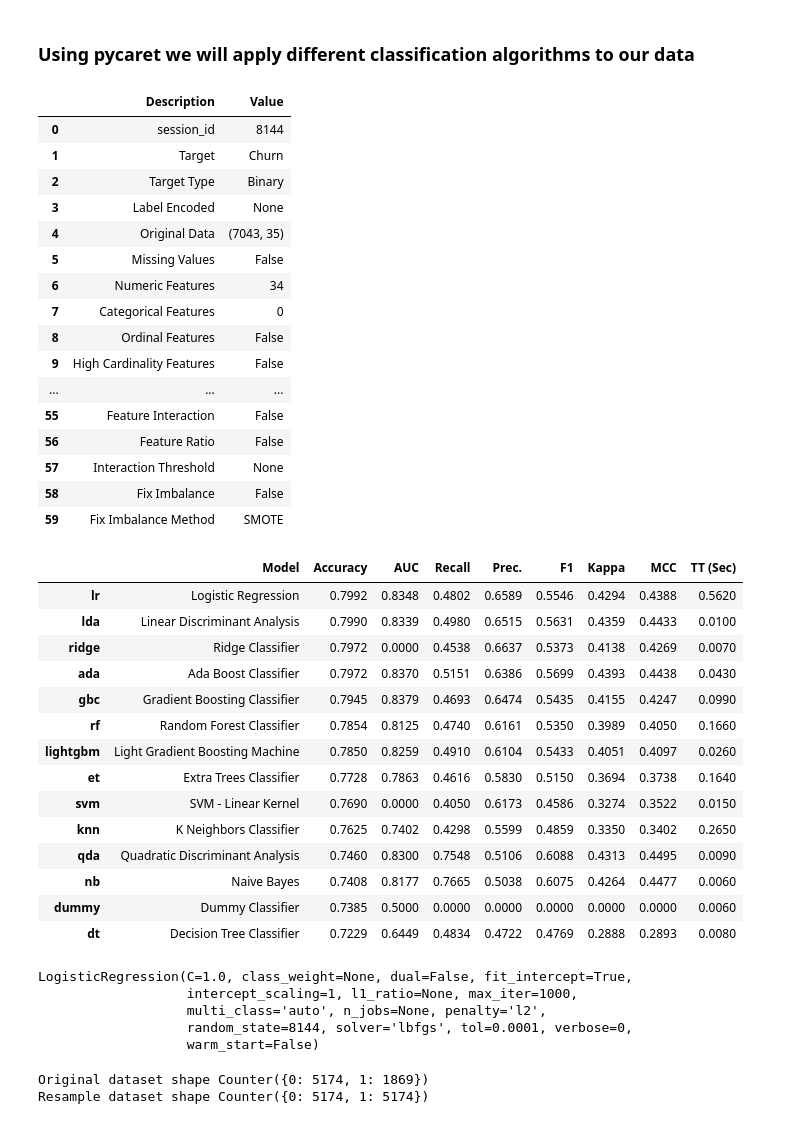
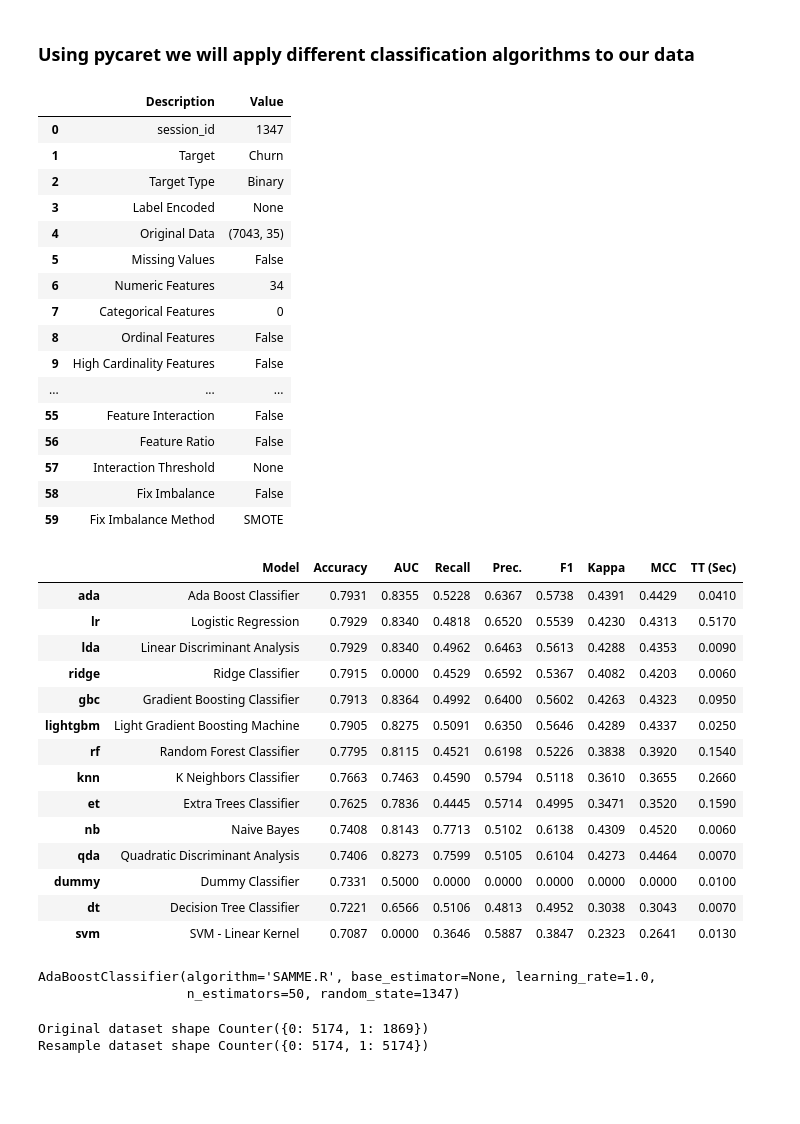
Before and after one commit to ParisRohan/Customer_Churn_Analysis_Prediction, a Jupyter notebook: rp_customer_churn.ipynb, the cells around one changed output. Cells and saved outputs as stored; diff of their text form; code cells hidden in the pictures; blank space fills up the shorter version.

```diff
--- a/rp_customer_churn.ipynb
+++ b/rp_customer_churn.ipynb
@@ -289,10 +289,10 @@ df_data_model.head()
 # %% [markdown]
 ### Using pycaret we will apply different classification algorithms to our data
 # %%
-#clf = setup(data=df_data_model,target='Churn')
+clf = setup(data=df_data_model,target='Churn')
 # %% [output]
 |  | Description | Value |
-| 0 | session_id | 8144 |
+| 0 | session_id | 1347 |
 | 1 | Target | Churn |
 | 2 | Target Type | Binary |
 | 3 | Label Encoded | None |
@@ -309,31 +309,28 @@ df_data_model.head()
 | 58 | Fix Imbalance | False |
 | 59 | Fix Imbalance Method | SMOTE |
 # %%
-#best = compare_models()
+best = compare_models()
 # %% [output]
 |  | Model | Accuracy | AUC | Recall | Prec. | F1 | Kappa | MCC | TT (Sec) |
-| lr | Logistic Regression | 0.7992 | 0.8348 | 0.4802 | 0.6589 | 0.5546 | 0.4294 | 0.4388 | 0.5620 |
-| lda | Linear Discriminant Analysis | 0.7990 | 0.8339 | 0.4980 | 0.6515 | 0.5631 | 0.4359 | 0.4433 | 0.0100 |
-| ridge | Ridge Classifier | 0.7972 | 0.0000 | 0.4538 | 0.6637 | 0.5373 | 0.4138 | 0.4269 | 0.0070 |
-| ada | Ada Boost Classifier | 0.7972 | 0.8370 | 0.5151 | 0.6386 | 0.5699 | 0.4393 | 0.4438 | 0.0430 |
-| gbc | Gradient Boosting Classifier | 0.7945 | 0.8379 | 0.4693 | 0.6474 | 0.5435 | 0.4155 | 0.4247 | 0.0990 |
-| rf | Random Forest Classifier | 0.7854 | 0.8125 | 0.4740 | 0.6161 | 0.5350 | 0.3989 | 0.4050 | 0.1660 |
-| lightgbm | Light Gradient Boosting Machine | 0.7850 | 0.8259 | 0.4910 | 0.6104 | 0.5433 | 0.4051 | 0.4097 | 0.0260 |
-| et | Extra Trees Classifier | 0.7728 | 0.7863 | 0.4616 | 0.5830 | 0.5150 | 0.3694 | 0.3738 | 0.1640 |
-| svm | SVM - Linear Kernel | 0.7690 | 0.0000 | 0.4050 | 0.6173 | 0.4586 | 0.3274 | 0.3522 | 0.0150 |
-| knn | K Neighbors Classifier | 0.7625 | 0.7402 | 0.4298 | 0.5599 | 0.4859 | 0.3350 | 0.3402 | 0.2650 |
-| qda | Quadratic Discriminant Analysis | 0.7460 | 0.8300 | 0.7548 | 0.5106 | 0.6088 | 0.4313 | 0.4495 | 0.0090 |
-| nb | Naive Bayes | 0.7408 | 0.8177 | 0.7665 | 0.5038 | 0.6075 | 0.4264 | 0.4477 | 0.0060 |
-| dummy | Dummy Classifier | 0.7385 | 0.5000 | 0.0000 | 0.0000 | 0.0000 | 0.0000 | 0.0000 | 0.0060 |
-| dt | Decision Tree Classifier | 0.7229 | 0.6449 | 0.4834 | 0.4722 | 0.4769 | 0.2888 | 0.2893 | 0.0080 |
+| ada | Ada Boost Classifier | 0.7931 | 0.8355 | 0.5228 | 0.6367 | 0.5738 | 0.4391 | 0.4429 | 0.0410 |
+| lr | Logistic Regression | 0.7929 | 0.8340 | 0.4818 | 0.6520 | 0.5539 | 0.4230 | 0.4313 | 0.5170 |
+| lda | Linear Discriminant Analysis | 0.7929 | 0.8340 | 0.4962 | 0.6463 | 0.5613 | 0.4288 | 0.4353 | 0.0090 |
+| ridge | Ridge Classifier | 0.7915 | 0.0000 | 0.4529 | 0.6592 | 0.5367 | 0.4082 | 0.4203 | 0.0060 |
+| gbc | Gradient Boosting Classifier | 0.7913 | 0.8364 | 0.4992 | 0.6400 | 0.5602 | 0.4263 | 0.4323 | 0.0950 |
+| lightgbm | Light Gradient Boosting Machine | 0.7905 | 0.8275 | 0.5091 | 0.6350 | 0.5646 | 0.4289 | 0.4337 | 0.0250 |
+| rf | Random Forest Classifier | 0.7795 | 0.8115 | 0.4521 | 0.6198 | 0.5226 | 0.3838 | 0.3920 | 0.1540 |
+| knn | K Neighbors Classifier | 0.7663 | 0.7463 | 0.4590 | 0.5794 | 0.5118 | 0.3610 | 0.3655 | 0.2660 |
+| et | Extra Trees Classifier | 0.7625 | 0.7836 | 0.4445 | 0.5714 | 0.4995 | 0.3471 | 0.3520 | 0.1590 |
+| nb | Naive Bayes | 0.7408 | 0.8143 | 0.7713 | 0.5102 | 0.6138 | 0.4309 | 0.4520 | 0.0060 |
+| qda | Quadratic Discriminant Analysis | 0.7406 | 0.8273 | 0.7599 | 0.5105 | 0.6104 | 0.4273 | 0.4464 | 0.0070 |
+| dummy | Dummy Classifier | 0.7331 | 0.5000 | 0.0000 | 0.0000 | 0.0000 | 0.0000 | 0.0000 | 0.0100 |
+| dt | Decision Tree Classifier | 0.7221 | 0.6566 | 0.5106 | 0.4813 | 0.4952 | 0.3038 | 0.3043 | 0.0070 |
+| svm | SVM - Linear Kernel | 0.7087 | 0.0000 | 0.3646 | 0.5887 | 0.3847 | 0.2323 | 0.2641 | 0.0130 |
 # %%
 print(best)
 # %% [output]
-LogisticRegression(C=1.0, class_weight=None, dual=False, fit_intercept=True,
-                   intercept_scaling=1, l1_ratio=None, max_iter=1000,
-                   multi_class='auto', n_jobs=None, penalty='l2',
-                   random_state=8144, solver='lbfgs', tol=0.0001, verbose=0,
-                   warm_start=False)
+AdaBoostClassifier(algorithm='SAMME.R', base_estimator=None, learning_rate=1.0,
+                   n_estimators=50, random_state=1347)
 # %%
 X = df_data_model.loc[:, df_data_model.columns!='Churn']
 y = df_data_model['Churn']
```
Also changed, not shown: parts of 18 cells of this notebook, 1 other file.
